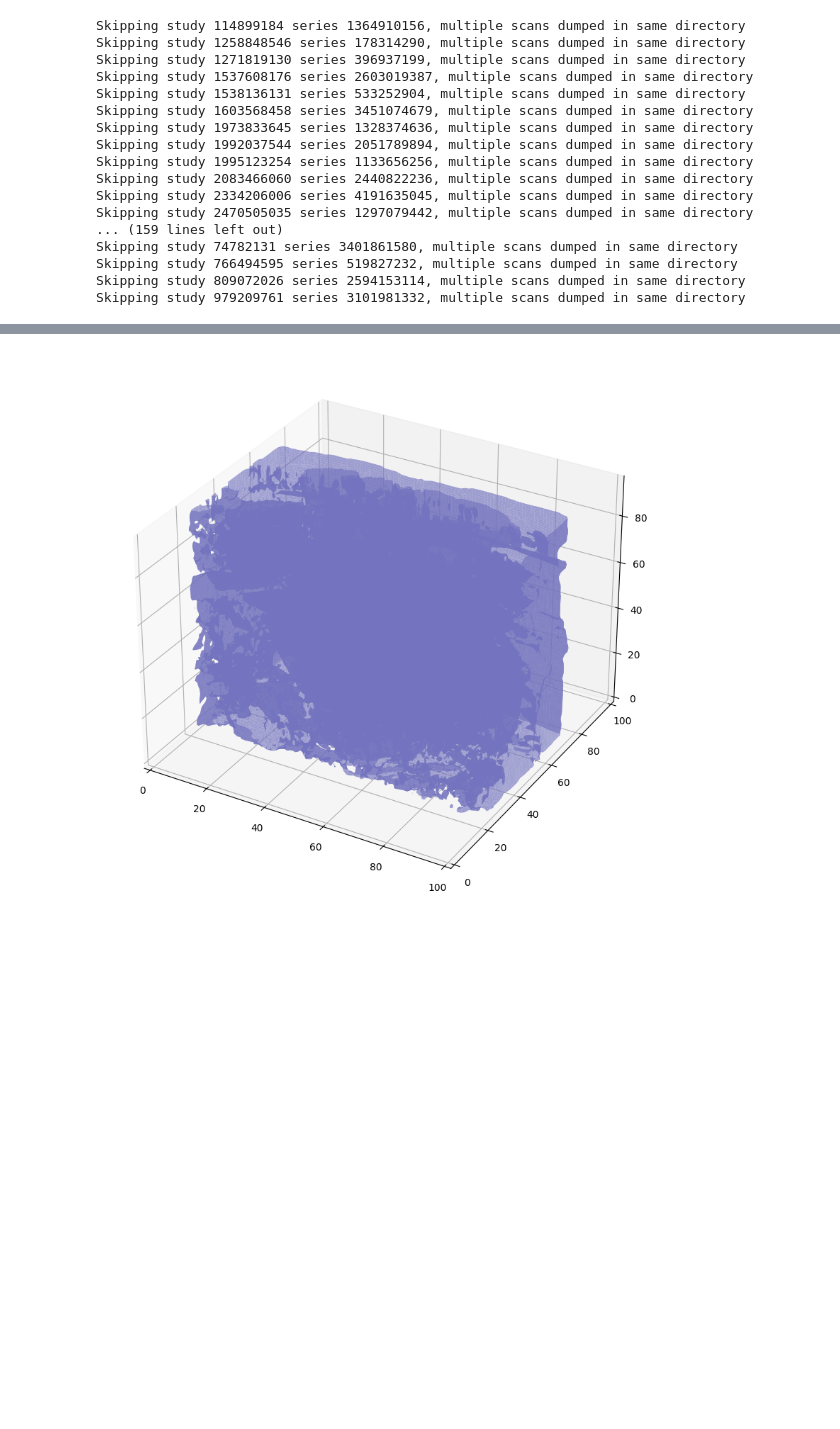
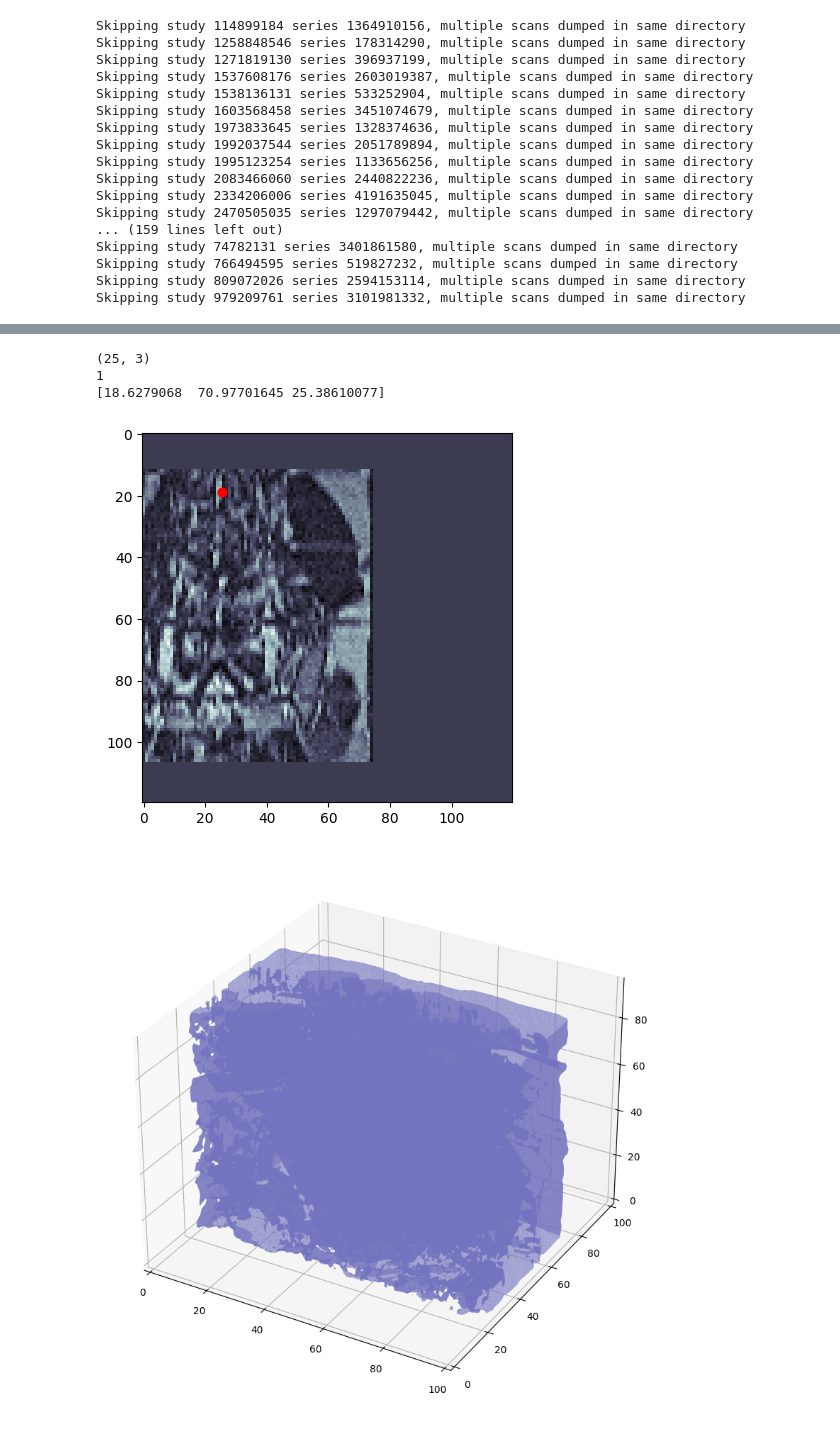
Before and after one commit to hmhornung/Lumbar-Spine-Degenerative-Classification, a Jupyter notebook: preprocessing/preprocess.ipynb, the cells around one changed output, grey strips where cells are left out. Saved outputs shown, nothing was run; the diff lists cells and outputs as text; code cells hidden in the pictures; blank space fills up the shorter version.

```diff
--- a/preprocessing/preprocess.ipynb
+++ b/preprocessing/preprocess.ipynb
@@ -161,3 +207,22 @@ plot_3d(np.load('datasets/resampled-1.5mm_resolution/4003253/2448190387/24481903
+# %%
+scaled_volume, scaled_coords = aug.random_scaling(volume, coords, 0)
+noised_volume = aug.gaussian_noise(scaled_volume, 0.2)
+
+new_shape=[120,120,120]
+max_shift = 35
+cropped_volume, cropped_coords, mask = aug.random_shift_and_crop(noised_volume, scaled_coords, new_shape, max_shift)
+print(cropped_coords.shape)
+cropped_coords = cropped_coords * mask[:, np.newaxis]
+
+n = 20
+print(mask[n])
+print(cropped_coords[n])
+plot_roi(cropped_volume, cropped_coords, n)
+# %% [output]
+(25, 3)
+1
+[18.6279068  70.97701645 25.38610077]
+[figure, added]
 # %%
 plot_3d(np.load('datasets/resampled-2.0mm_resolution/4003253/2448190387/2448190387_image.npy'), 70)
 # %% [output]
```
Also changed, not shown: parts of 10 cells of this notebook, 2 other files.
